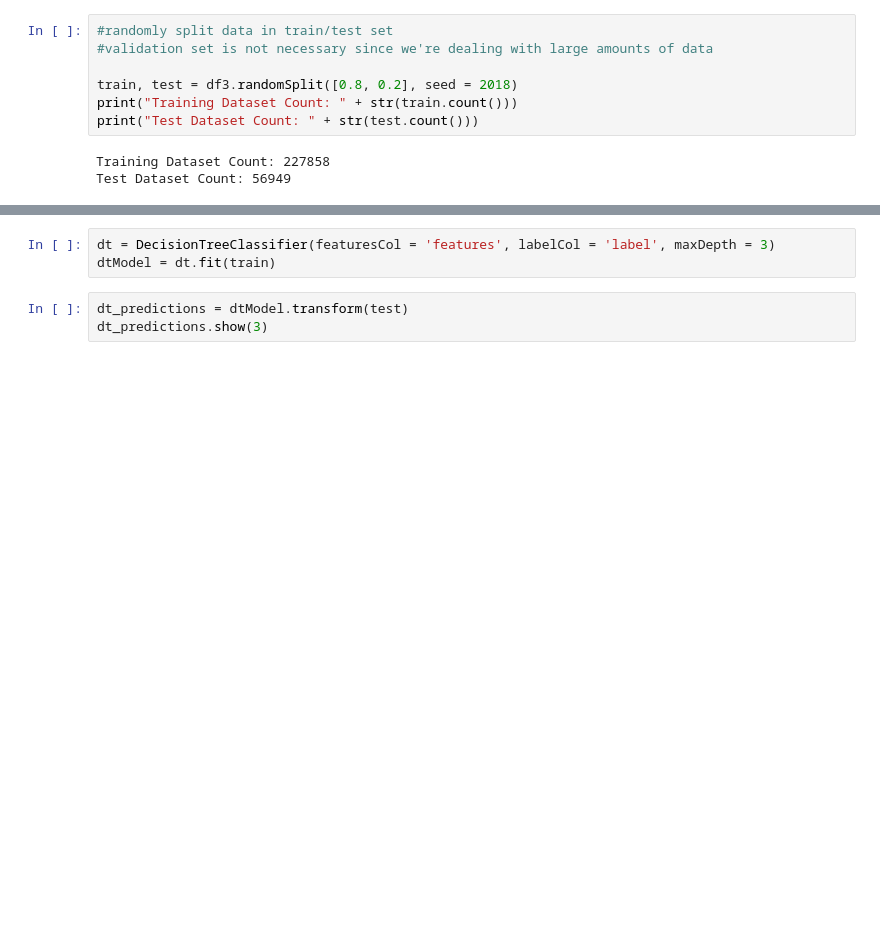
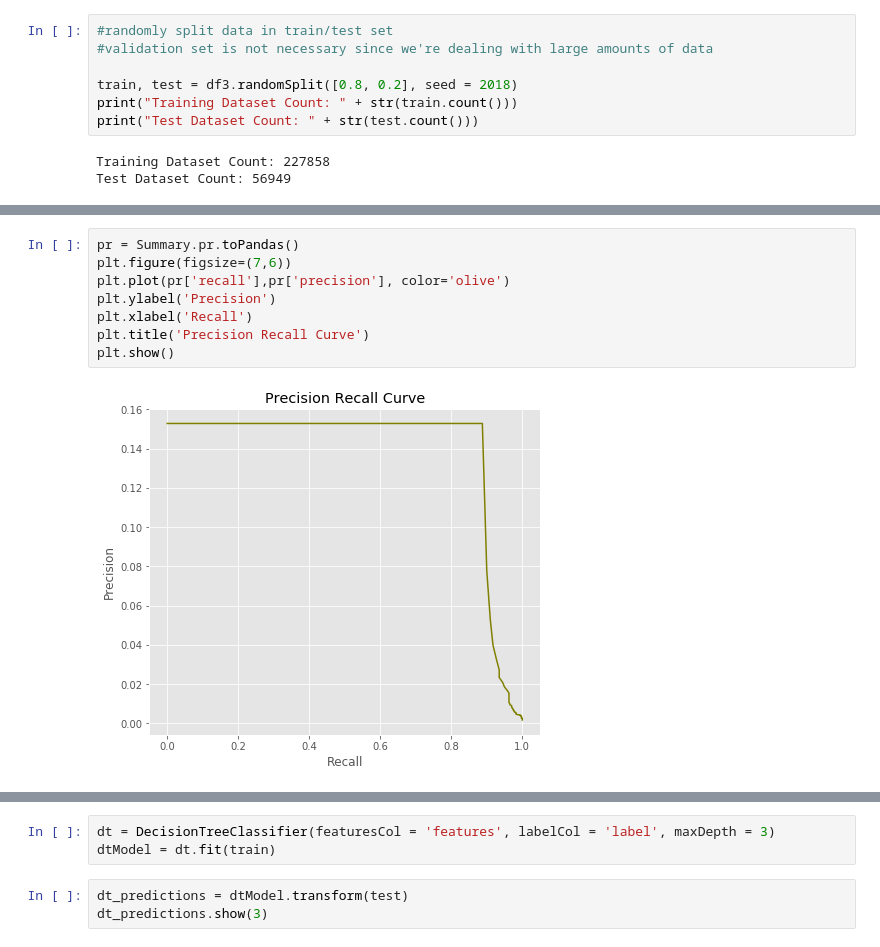
Before and after one commit to semmekaandorp/BigData, a Jupyter notebook: BD_CC_Fraud.ipynb, the cells around one changed output, grey strips where cells are left out. Saved outputs shown, nothing was run; the diff lists cells and outputs as text; blank space fills up the shorter version.

```diff
--- a/BD_CC_Fraud.ipynb
+++ b/BD_CC_Fraud.ipynb
@@ -470,3 +340,13 @@ only showing top 3 rows
+# %%
+pr = Summary.pr.toPandas()
+plt.figure(figsize=(7,6))
+plt.plot(pr['recall'],pr['precision'], color='olive')
+plt.ylabel('Precision')
+plt.xlabel('Recall')
+plt.title('Precision Recall Curve')
+plt.show()
+# %% [output]
+[figure, added]
 # %%
 print("Linear Regression")
 print('AUC ROC: ', round(bin_evaluator.evaluate(lr_predictions),4))
```
Also changed, not shown: parts of 58 cells of this notebook.
